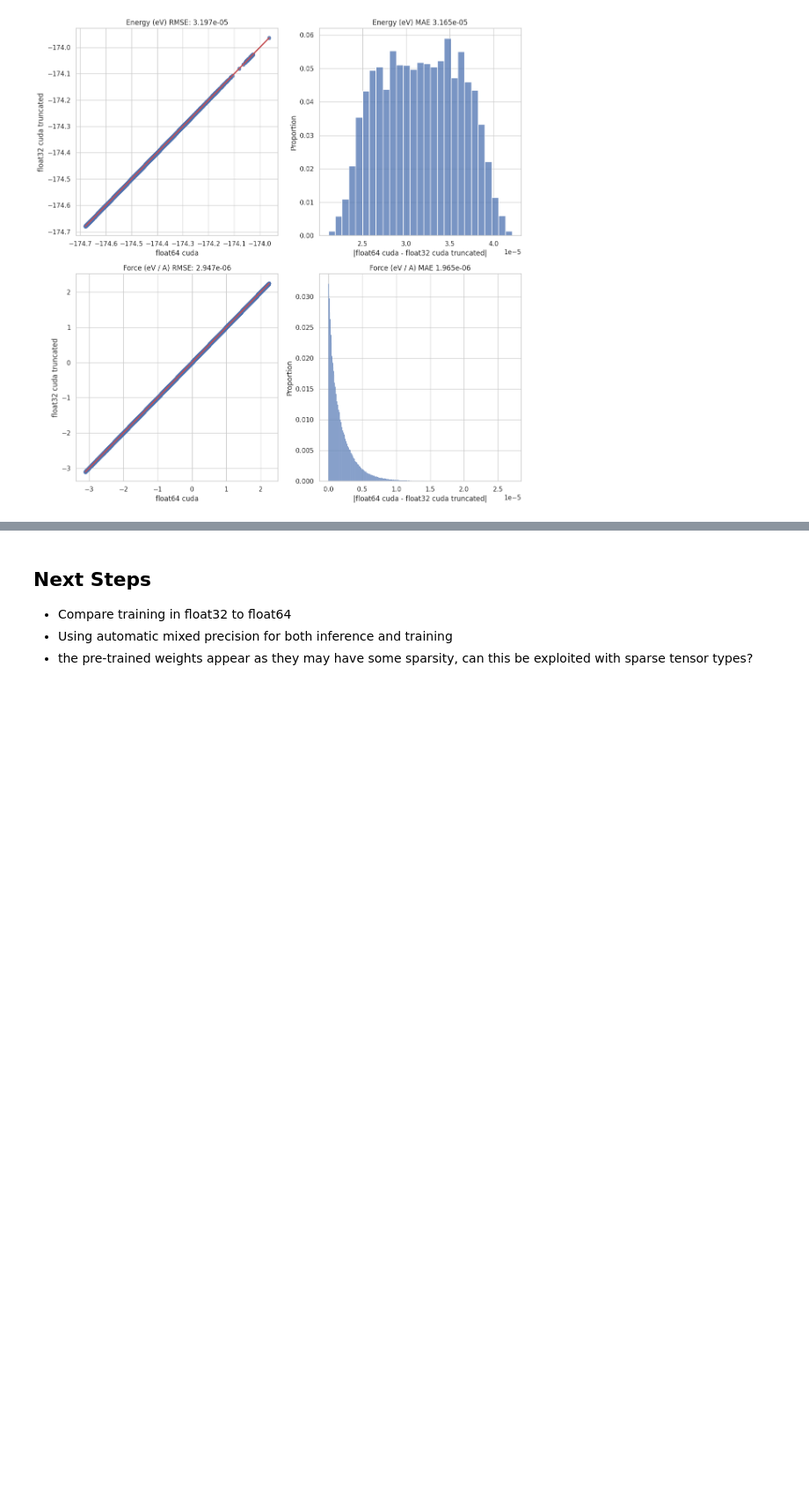
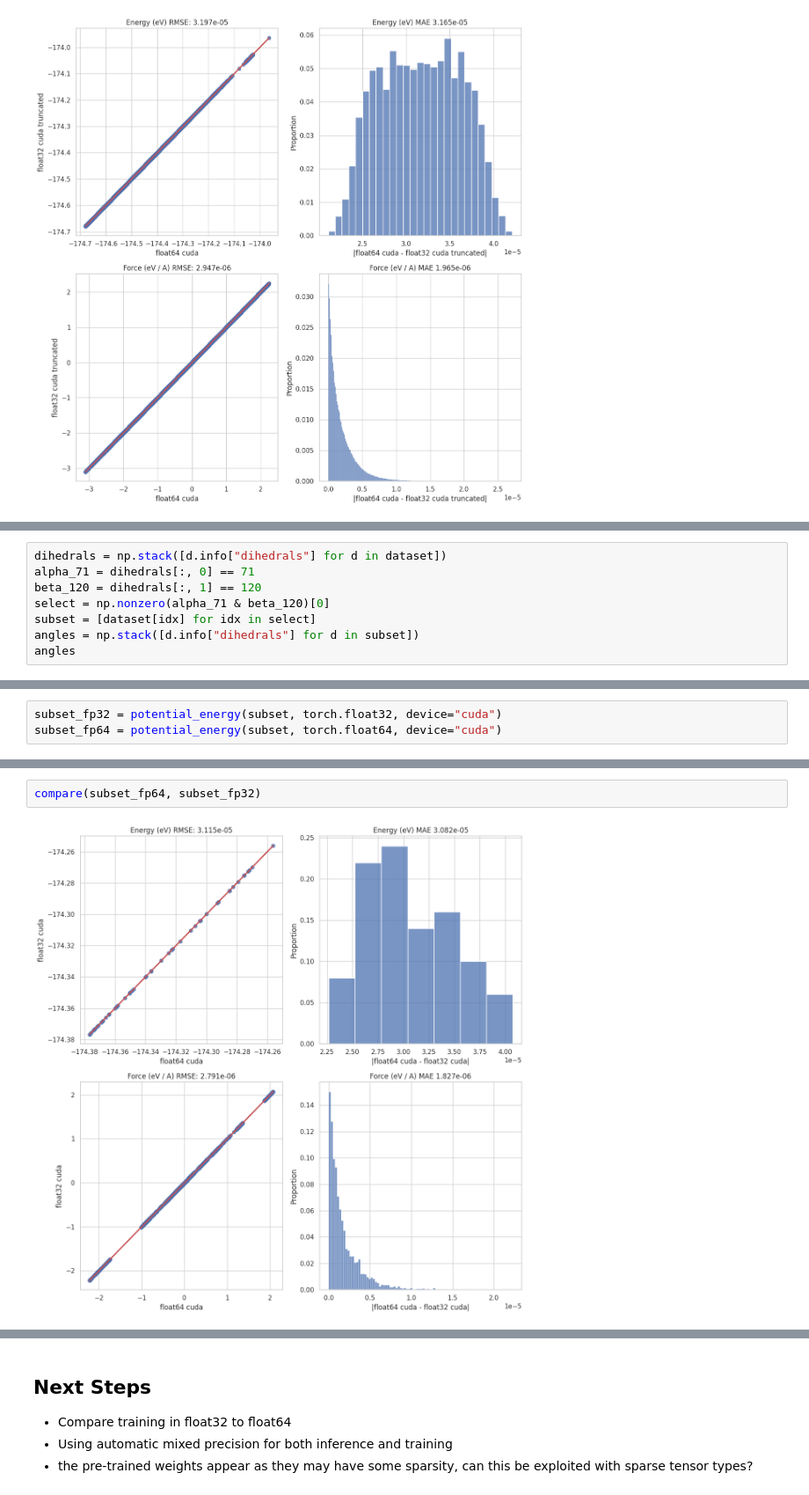
Before and after one commit to hatemhelal/mace, a Jupyter notebook: experiments/mp_numerics.ipynb, the cells around one changed output, grey strips where cells are left out. Shown: that part at 88% size. Drawn from its saved outputs; the diff is of its cells as text; blank space fills up the shorter version.

Commit message:
adding potential energy slice

```diff
--- a/experiments/mp_numerics.ipynb
+++ b/experiments/mp_numerics.ipynb
@@ -186,0 +189,8 @@ compare(fp64_cuda, data)
+# %%
+dihedrals = np.stack([d.info["dihedrals"] for d in dataset])
+alpha_71 = dihedrals[:, 0] == 71
+beta_120 = dihedrals[:, 1] == 120
+select = np.nonzero(alpha_71 & beta_120)[0]
+subset = [dataset[idx] for idx in select]
+angles = np.stack([d.info["dihedrals"] for d in subset])
+angles
@@ -186,0 +215,3 @@ compare(fp64_cuda, data)
+# %%
+subset_fp32 = potential_energy(subset, torch.float32, device="cuda")
+subset_fp64 = potential_energy(subset, torch.float64, device="cuda")
@@ -186,0 +224,4 @@ compare(fp64_cuda, data)
+# %%
+compare(subset_fp64, subset_fp32)
+# %% [output]
+[figure, added]
```
Also changed, not shown: parts of 5 cells of this notebook.
